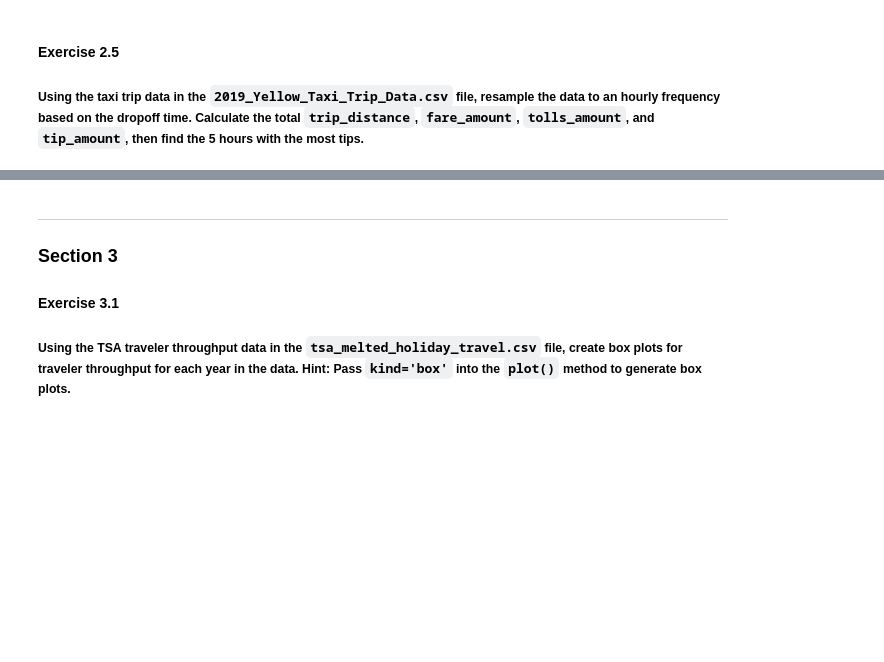
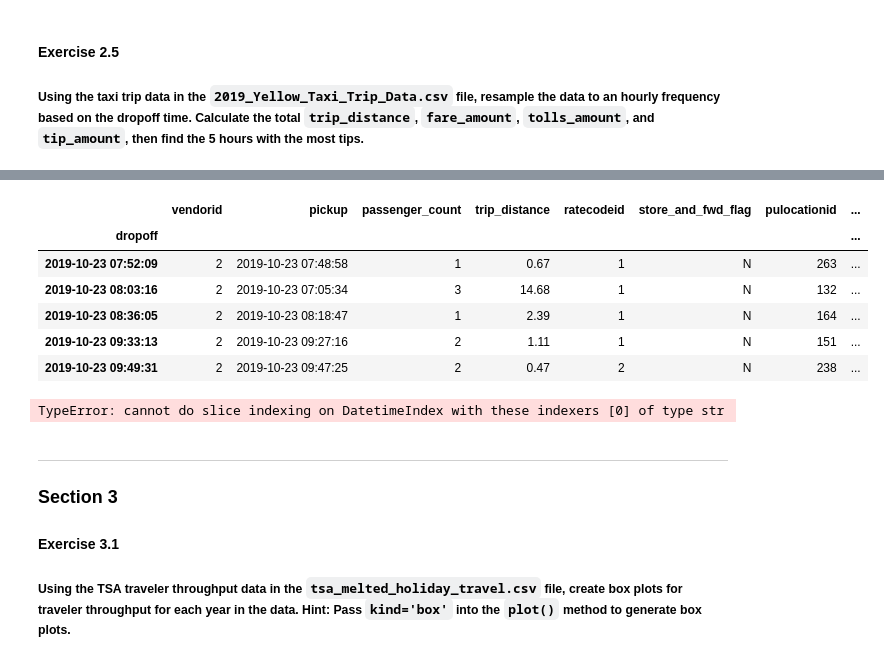
Before and after one commit to mycycler22/pandas-workshop, a Jupyter notebook: notebooks/workbook.ipynb, the cells around one changed output, grey strips where cells are left out. Drawn from its saved outputs; the diff is of its cells as text; code cells hidden in the pictures; blank space fills up the shorter version.

```diff
--- a/notebooks/workbook.ipynb
+++ b/notebooks/workbook.ipynb
@@ -145,0 +296,10 @@ trip_frame.head(10)
+# %%
+taxis = taxis.rename(
+    columns={
+        'tpep_pickup_datetime':'pickup',
+        'tpep_dropoff_datetime': 'dropoff'
+
+    }
+)
+
+taxis.head()
@@ -145,0 +313,4 @@ trip_frame.head(10)
+# %%
+taxis[['pickup', 'dropoff']] = \
+    taxis[['pickup', 'dropoff']].apply(pd.to_datetime)
+taxis.dtypes
@@ -146,3 +348,20 @@ trip_frame.head(10)
+# %%
+taxis = taxis.between_time('00:00', '23:59')
+
+taxis.head()
+# %% [output]
+|  | vendorid | pickup | passenger_count | trip_distance | ratecodeid | store_and_fwd_flag | pulocationid | ... |
+| dropoff |  |  |  |  |  |  |  | ... |
+| 2019-10-23 07:52:09 | 2 | 2019-10-23 07:48:58 | 1 | 0.67 | 1 | N | 263 | ... |
+| 2019-10-23 08:03:16 | 2 | 2019-10-23 07:05:34 | 3 | 14.68 | 1 | N | 132 | ... |
+| 2019-10-23 08:36:05 | 2 | 2019-10-23 08:18:47 | 1 | 2.39 | 1 | N | 164 | ... |
+| 2019-10-23 09:33:13 | 2 | 2019-10-23 09:27:16 | 2 | 1.11 | 1 | N | 151 | ... |
+| 2019-10-23 09:49:31 | 2 | 2019-10-23 09:47:25 | 2 | 0.47 | 2 | N | 238 | ... |
+# %%
+taxis['0':'23'].select_dtypes(include='number')\
+    .resample('h').agg(['sum', 'mean', 'std'])
+# %% [output]
+TypeError: cannot do slice indexing on DatetimeIndex with these indexers [0] of type str
 # %% [markdown]
 ---
 
```
Also changed, not shown: parts of 35 cells of this notebook.
